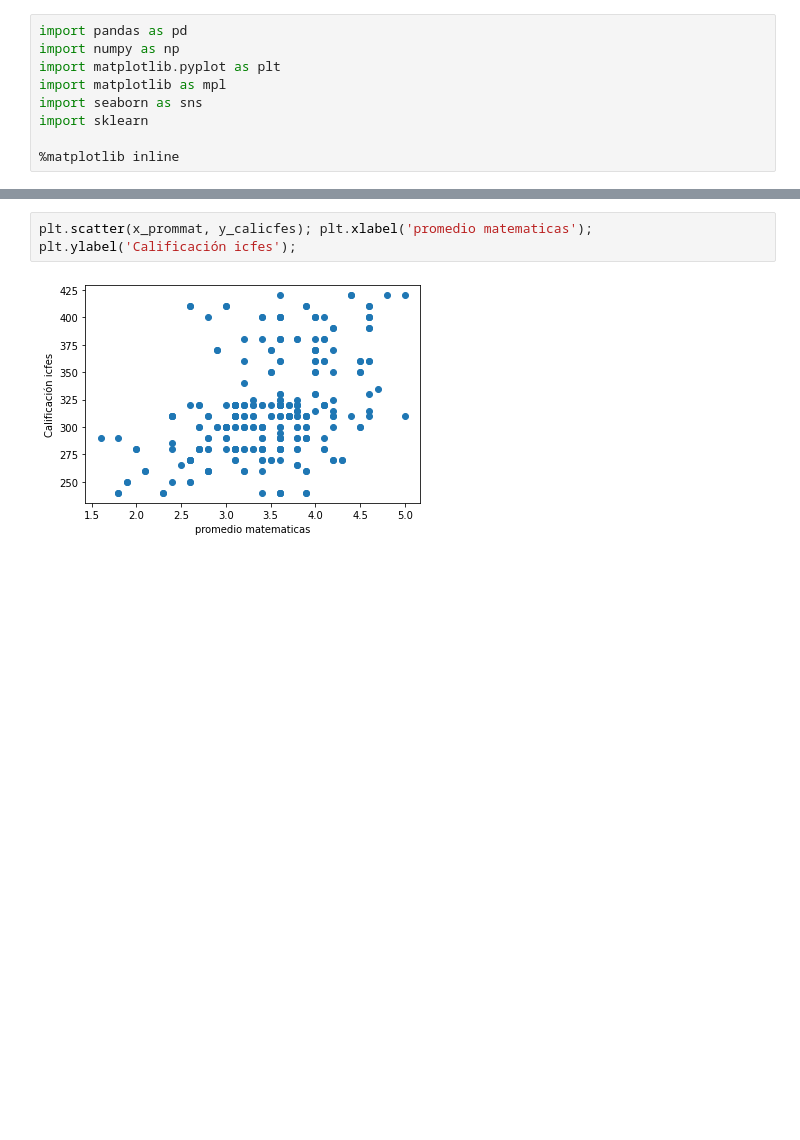
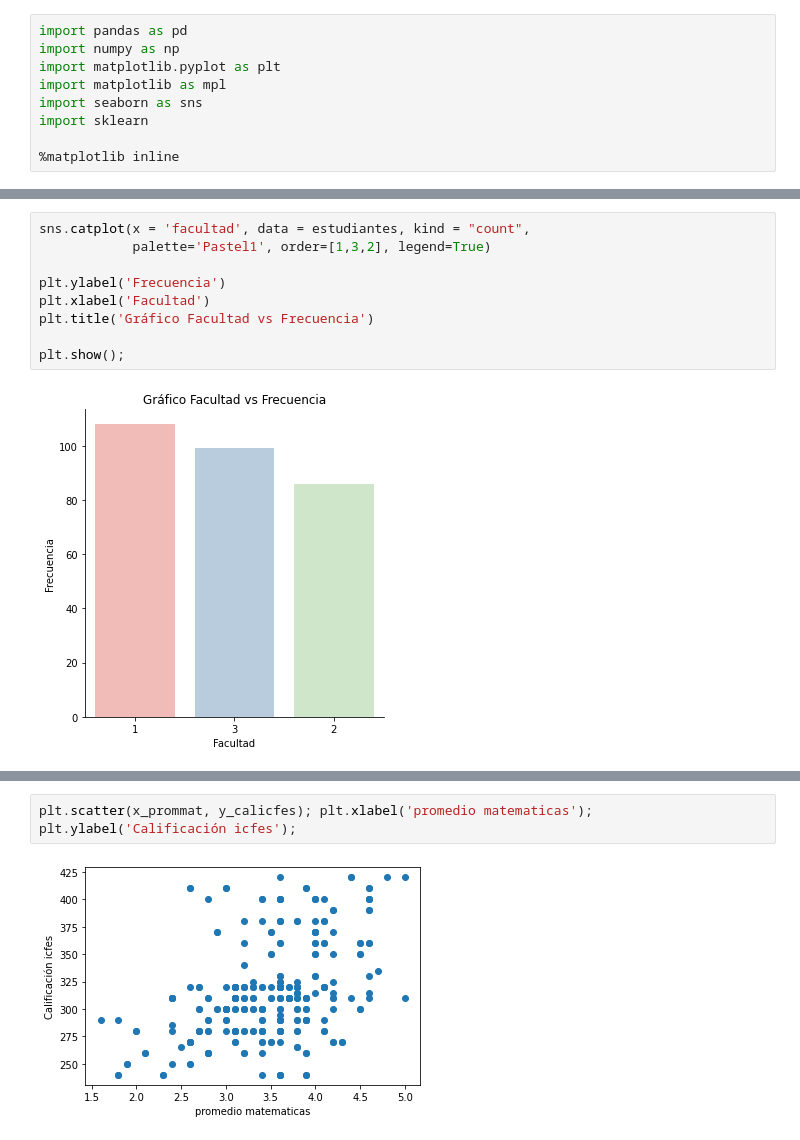
Before and after one commit to fepago95/clase2, a Jupyter notebook: ProyectoFinal.ipynb, the cells around one changed output, grey strips where cells are left out. Drawn from its saved outputs; the diff is of its cells as text; blank space fills up the shorter version.

```diff
--- a/ProyectoFinal.ipynb
+++ b/ProyectoFinal.ipynb
@@ -35,0 +71,11 @@ est.head(10)
+# %%
+sns.catplot(x = 'facultad', data = estudiantes, kind = "count",
+            palette='Pastel1', order=[1,3,2], legend=True)
+
+plt.ylabel('Frecuencia')
+plt.xlabel('Facultad')
+plt.title('Gráfico Facultad vs Frecuencia')
+
+plt.show();
+# %% [output]
+[figure, added]
```
Also changed, not shown: parts of 59 cells of this notebook.
